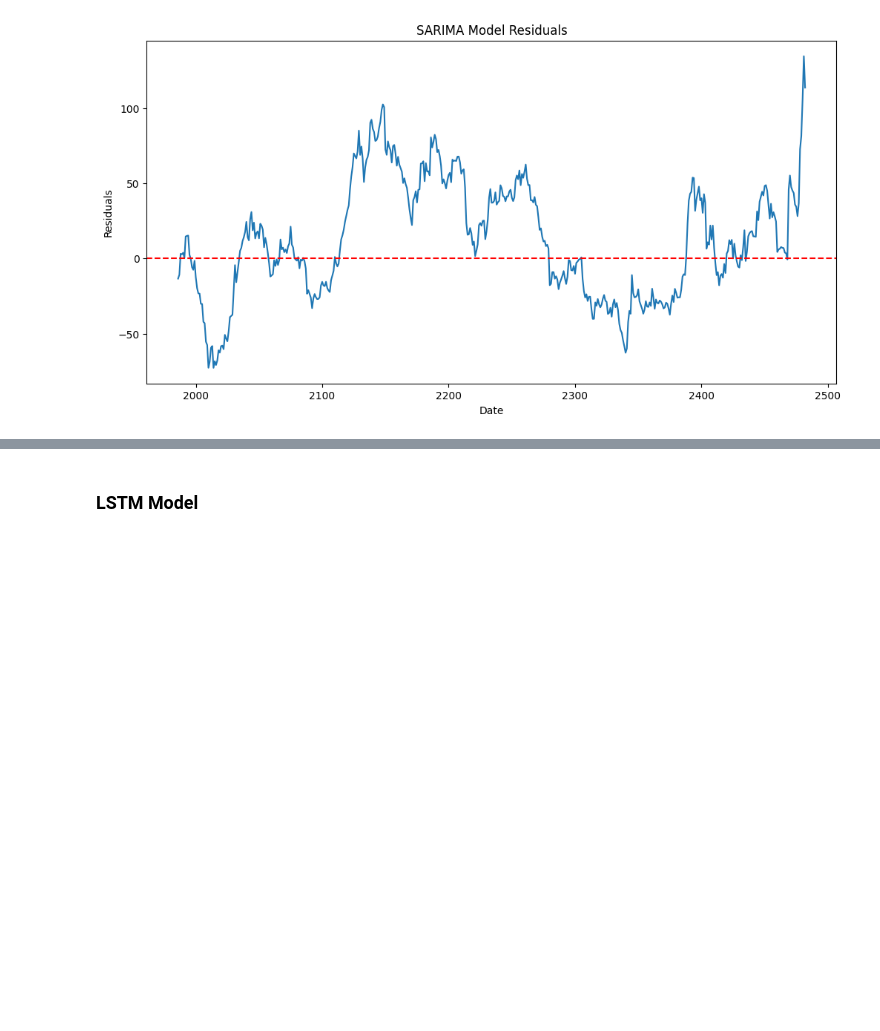
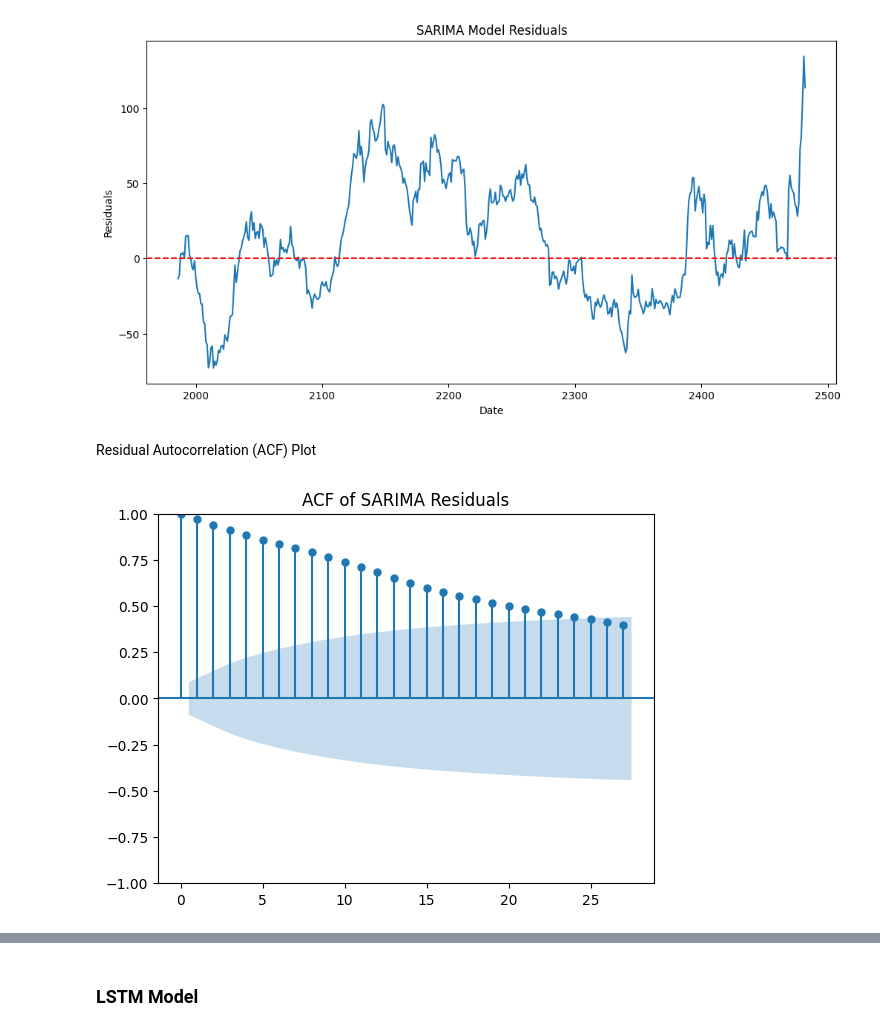
Before and after one commit to OL-YAD/portfolio-optimization-forecasting, a Jupyter notebook: notebooks/TSLA_time_series_forecasting.ipynb, the cells around one changed output, grey strips where cells are left out. Saved outputs shown, nothing was run; the diff lists cells and outputs as text; code cells hidden in the pictures; blank space fills up the shorter version.

```diff
--- a/notebooks/TSLA_time_series_forecasting.ipynb
+++ b/notebooks/TSLA_time_series_forecasting.ipynb
@@ -144,3 +148,12 @@ plt.ylabel("Residuals")
 plt.show()
 # %% [output]
 [figure]
+# %% [markdown]
+Residual Autocorrelation (ACF) Plot
+# %%
+from statsmodels.graphics.tsaplots import plot_acf
+plot_acf(residuals)
+plt.title("ACF of SARIMA Residuals")
+plt.show()
+# %% [output]
+[figure, added]
```
Also changed, not shown: parts of 14 cells of this notebook.
